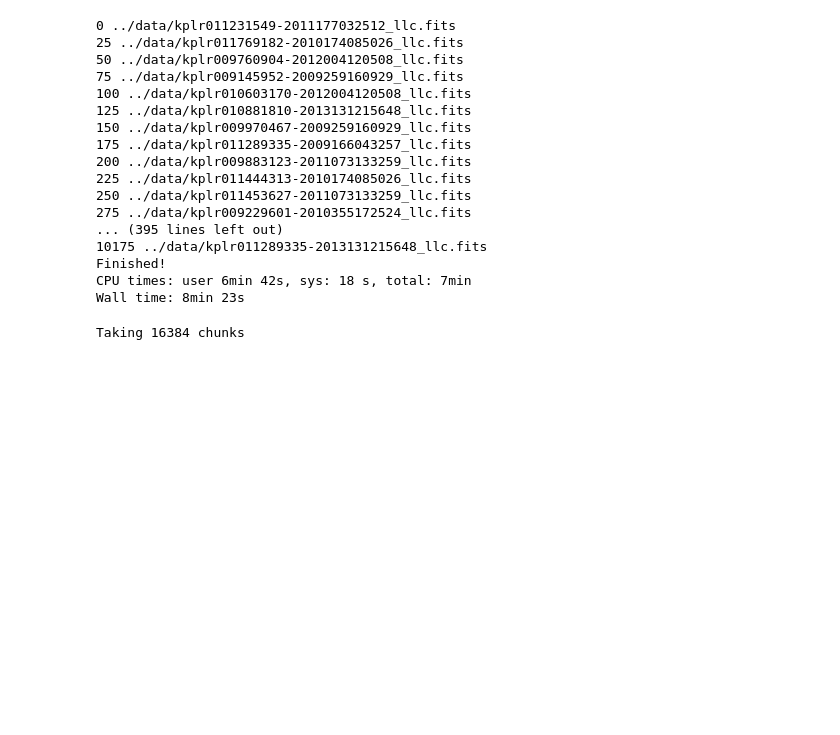
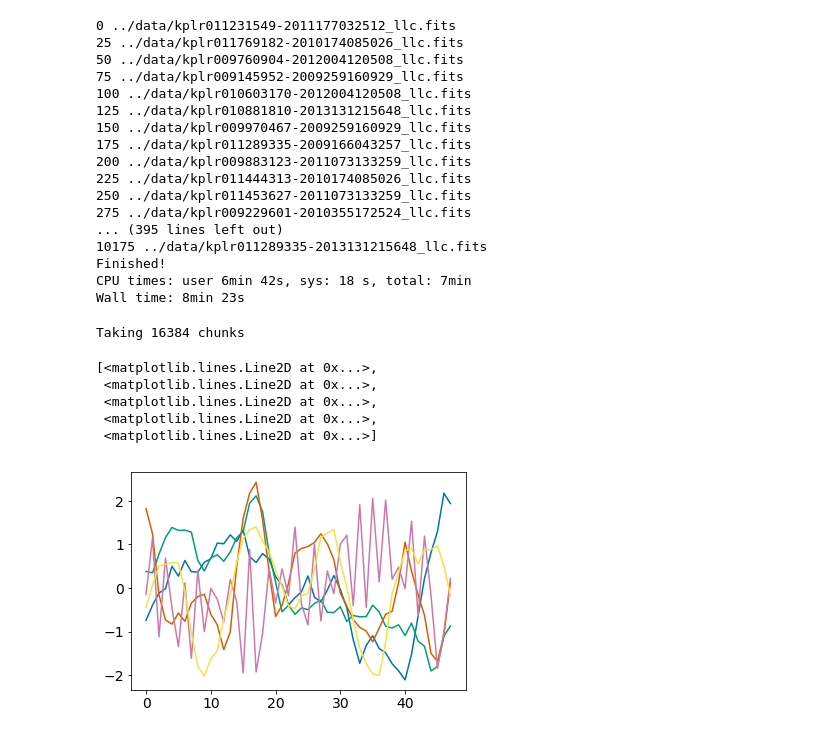
Before and after one commit to benjaminpope/starwars, a Jupyter notebook: notebooks/download_stars.ipynb, the cells around one changed output. Drawn from its saved outputs; the diff is of its cells as text; code cells hidden in the pictures; blank space fills up the shorter version.

```diff
--- a/notebooks/download_stars.ipynb
+++ b/notebooks/download_stars.ipynb
@@ -110,0 +113,9 @@ Taking 16384 chunks
+# %%
+plt.plot(scale(subsampled,axis=0,with_mean=True, with_std=True)[:,:5])
+# %% [output]
+[<matplotlib.lines.Line2D at 0x...>,
+ <matplotlib.lines.Line2D at 0x...>,
+ <matplotlib.lines.Line2D at 0x...>,
+ <matplotlib.lines.Line2D at 0x...>,
+ <matplotlib.lines.Line2D at 0x...>]
+[figure, added]
```
Also changed, not shown: parts of 1 cell of this notebook, 1 other file.
